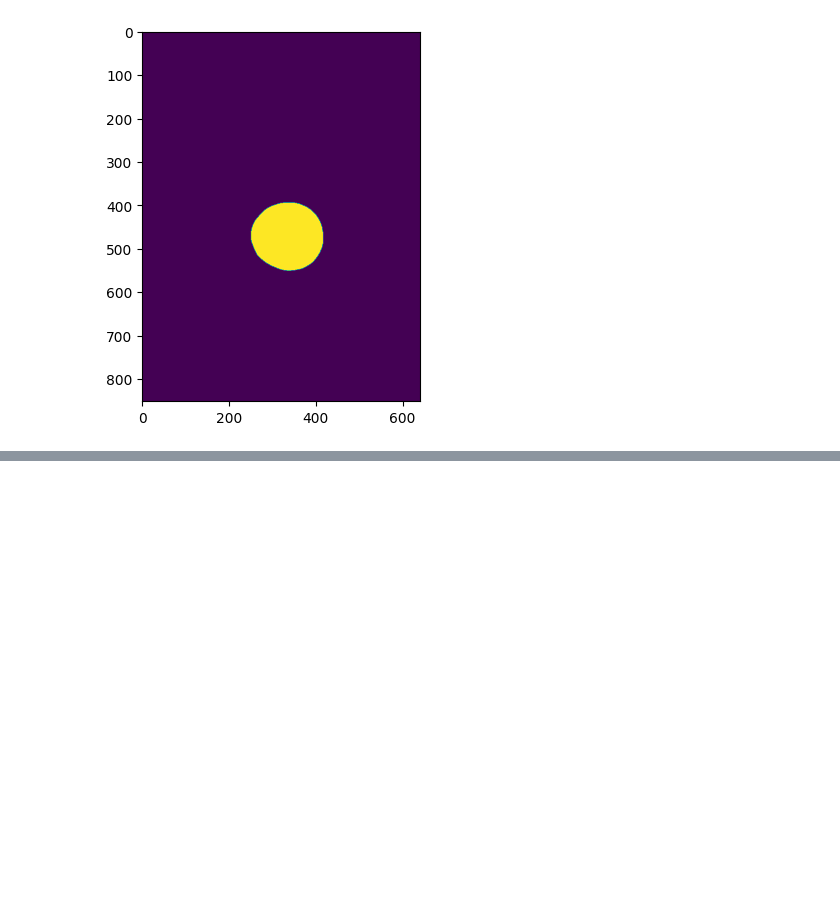
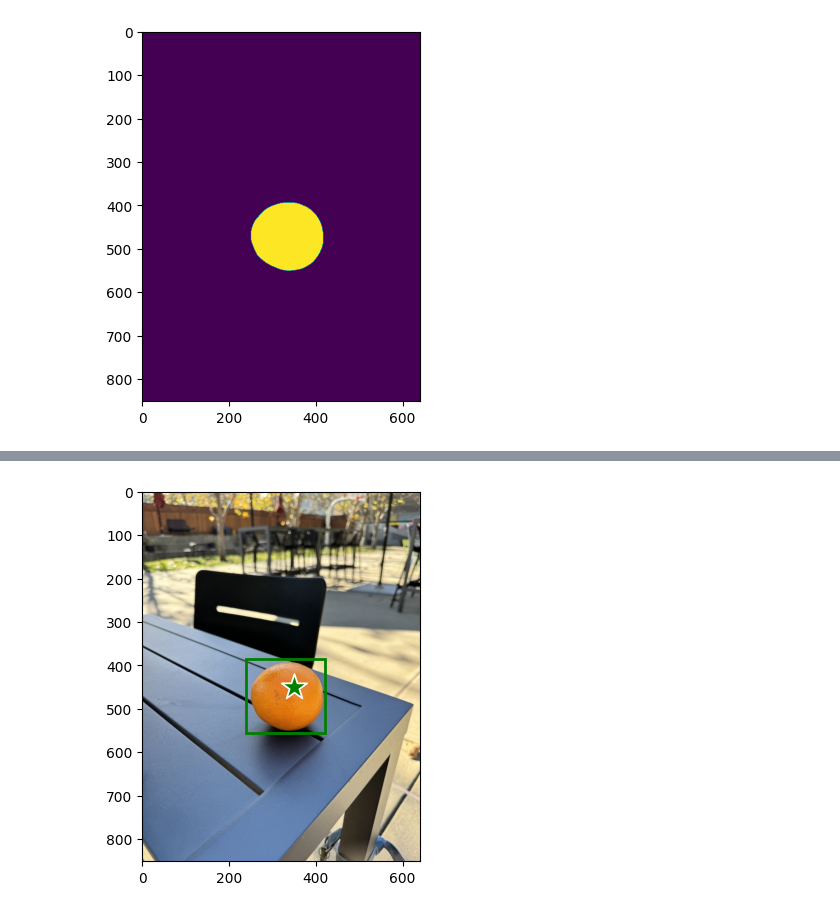
Before and after one commit to SnowballAntrobus/DreamsOfClothServer, a Jupyter notebook: server-testing.ipynb, the cells around one changed output, grey strips where cells are left out. Cells and saved outputs as stored; diff of their text form; code cells hidden in the pictures; blank space fills up the shorter version.

```diff
--- a/server-testing.ipynb
+++ b/server-testing.ipynb
@@ -59,0 +99,15 @@ Image mask
+# %%
+file_path = 'orange2.jpg'
+img_client = Image.open(file_path)
+input_point = np.array([[350,450]])
+input_label = np.array([1])
+input_box = np.array([240, 385, 420, 555])
+
+plt.figure()
+plt.imshow(img_client)
+
+show_points(input_point, input_label, plt.gca())
+show_box(input_box, plt.gca())
+plt.show()
+# %% [output]
+[figure, added]
```
Also changed, not shown: parts of 5 cells of this notebook.
